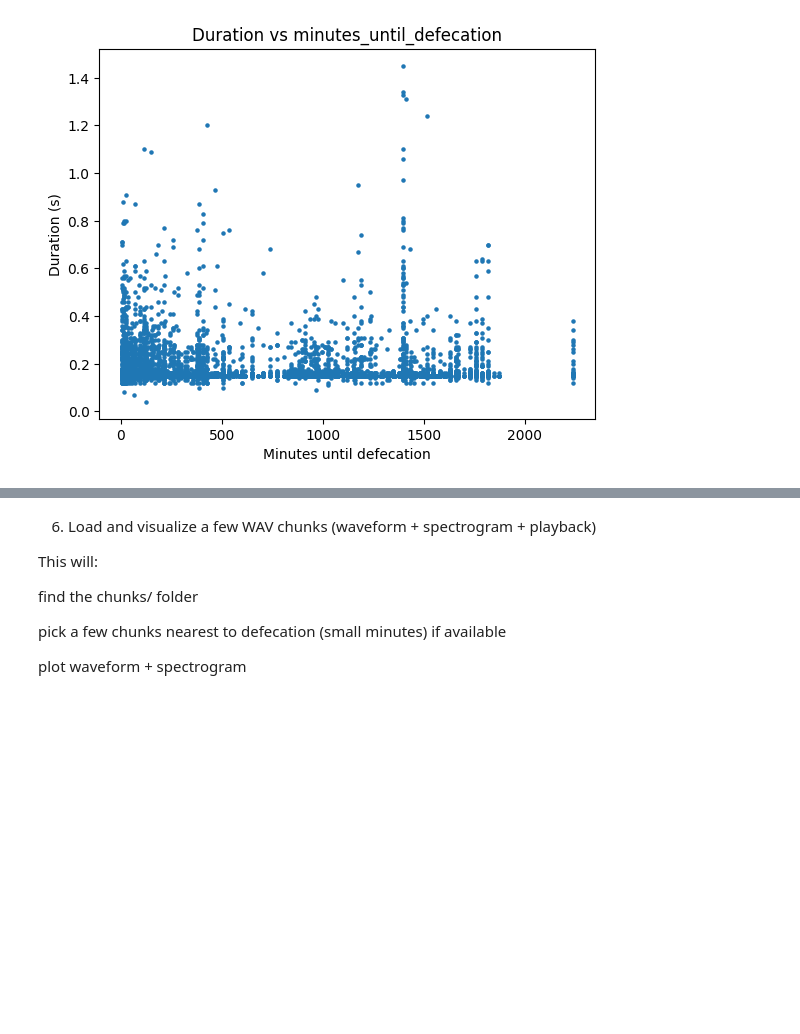
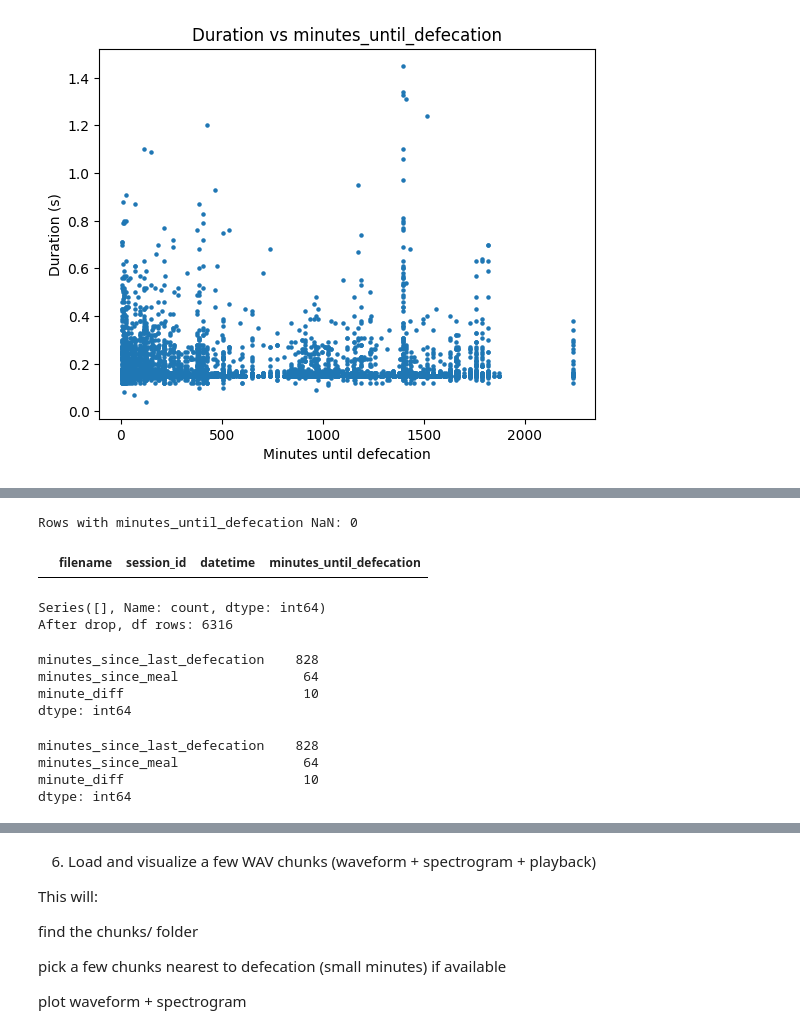
Before and after one commit to LavanyaMaruthachalam/Acoustic-Bowel-Movements, a Jupyter notebook: Acoustic_V1_Bowl_Movements.ipynb, the cells around one changed output, grey strips where cells are left out. Cells and saved outputs as stored; diff of their text form; code cells hidden in the pictures; blank space fills up the shorter version.

```diff
--- a/Acoustic_V1_Bowl_Movements.ipynb
+++ b/Acoustic_V1_Bowl_Movements.ipynb
@@ -132,0 +151,26 @@ dtype: float64
+# %%
+
+
+# Ensure datetime is datetime
+df["datetime"] = pd.to_datetime(df["datetime"], errors="coerce")
+
+# Keep only rows usable for "time-to-next-defecation" analyses
+df = df.dropna(subset=["minutes_until_defecation"]).copy()
+df["minutes_until_defecation"] = df["minutes_until_defecation"].astype(float)
+
+# Sort correctly (important!)
+df = df.sort_values(["session_id", "datetime"]).copy()
+
+# --- Detect defecation-cycle boundaries within each session ---
+df["minute_diff"] = df.groupby("session_id")["minutes_until_defecation"].diff()
+df["new_cycle_flag"] = (df["minute_diff"] > 0).astype(int)
+df["cycle_id"] = df.groupby("session_id")["new_cycle_flag"].cumsum()
+df["global_cycle_id"] = df["session_id"].astype(str) + "_" + df["cycle_id"].astype(str)
+
+print("Unique sessions:", df["session_id"].nunique())
+print("Unique cycles (defecation anchors):", df["global_cycle_id"].nunique())
+print("Cycles per session:\n", df.groupby("session_id")["global_cycle_id"].nunique().sort_index())
+
+# Sanity: cycles should be monotonic decreasing
+bad = df.groupby("global_cycle_id")["minutes_until_defecation"].apply(lambda s: (s.diff() > 0).sum())
+print("Cycles with any increase (should be near 0):", (bad > 0).sum())
@@ -132,0 +194,34 @@ dtype: float64
+# %%
+df_raw = df.copy()  # keep original
+
+# rows where minutes_until_defecation is NaN
+t2d_nan = df_raw[df_raw["minutes_until_defecation"].isna()].copy()
+print("Rows with minutes_until_defecation NaN:", len(t2d_nan))
+display(t2d_nan[["filename","session_id","datetime","minutes_until_defecation"]].head(50))
+
+print(t2d_nan["session_id"].value_counts(dropna=False))
+
+# now drop
+df = df_raw.dropna(subset=["minutes_until_defecation"]).copy()
+print("After drop, df rows:", len(df))
+# %% [output]
+Rows with minutes_until_defecation NaN: 0
+|  | filename | session_id | datetime | minutes_until_defecation |
+Series([], Name: count, dtype: int64)
+After drop, df rows: 6316
+# %%
+nan_summary = df_raw.isna().sum()
+print(nan_summary[nan_summary > 0].sort_values(ascending=False))
+# %% [output]
+minutes_since_last_defecation    828
+minutes_since_meal                64
+minute_diff                       10
+dtype: int64
+# %%
+nan_summary = df.isna().sum()
+print(nan_summary[nan_summary > 0])
+# %% [output]
+minutes_since_last_defecation    828
+minutes_since_meal                64
+minute_diff                       10
+dtype: int64
```
Also changed, not shown: parts of 31 cells of this notebook.
